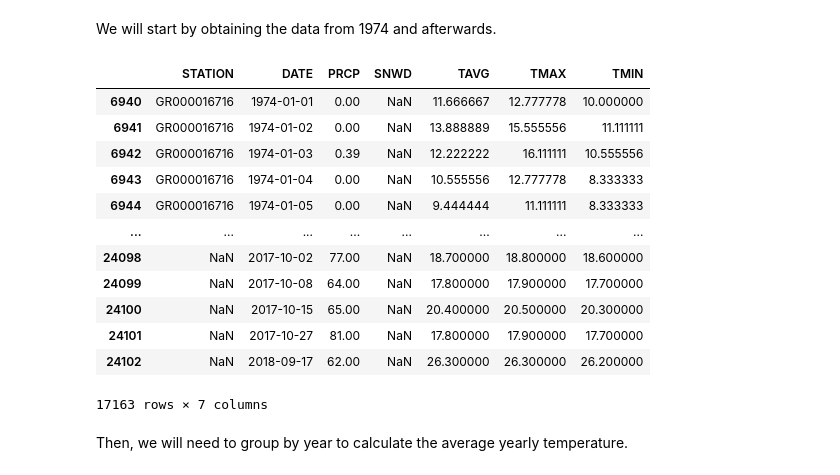
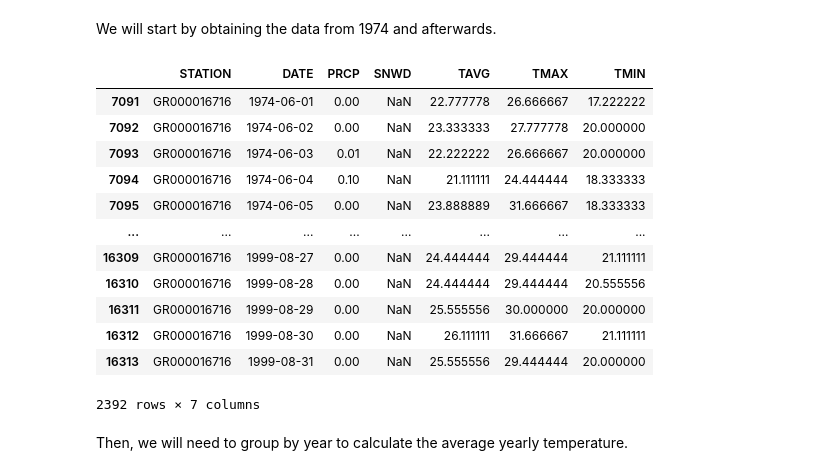
Before and after one commit to nataliaKat/Applied-ML-Assignments, a Jupyter notebook: assignment_01/assignment_01_Katsiapi_Natalia.ipynb, the cells around one changed output. Cells and saved outputs as stored; diff of their text form; code cells hidden in the pictures.

```diff
--- a/assignment_01/assignment_01_Katsiapi_Natalia.ipynb
+++ b/assignment_01/assignment_01_Katsiapi_Natalia.ipynb
@@ -138,7 +138,7 @@ data[data.TMAX.isna() | data.TMIN.isna()]
 # %% [markdown]
 There are still missing values, however for the time being they do not have an impact on our analysis. The same goes for percipitation. For the sake of completeness we will fill them with an average of values before 2010.
 # %%
-data.loc[before_2010, 'TMIN'] = data.loc[before_2010, 'TMIN'].fillna(value=data.loc[before_2010, 'TMIN'].mean())
-data.loc[before_2010, 'TMAX'] = data.loc[before_2010, 'TMAX'].fillna(value=data.loc[before_2010, 'TMAX'].mean())
-data.loc[before_2010, 'PRCP'] = data.loc[before_2010, 'PRCP'].fillna(value=data.loc[before_2010, 'PRCP'].mean())
-data[data.TMAX.isna() | data.TMIN.isna() | data.PRCP.isna()]
+# data.loc[before_2010, 'TMIN'] = data.loc[before_2010, 'TMIN'].fillna(value=data.loc[before_2010, 'TMIN'].mean())
+# data.loc[before_2010, 'TMAX'] = data.loc[before_2010, 'TMAX'].fillna(value=data.loc[before_2010, 'TMAX'].mean())
+# data.loc[before_2010, 'PRCP'] = data.loc[before_2010, 'PRCP'].fillna(value=data.loc[before_2010, 'PRCP'].mean())
+# data[data.TMAX.isna() | data.TMIN.isna() | data.PRCP.isna()]
@@ -304,0 +302,3 @@ We will drop the unnecessary columns and have some statistics to see if generall
+# %%
+data = data.sort_values(by="DATE")
+data
@@ -321,22 +335,22 @@ data.describe()
 # %% [markdown]
 We will start by obtaining the data from 1974 and afterwards.
 # %%
-recent_df = data.loc[data.DATE.dt.year >= 1974]
-recent_df
+summer_1974_1999 = data.loc[(data.DATE.dt.year >= 1974) & (data.DATE.dt.year <= 1999) & (data.DATE.dt.month).between(6,8)]
+summer_1974_1999
 # %% [output]
 |  | STATION | DATE | PRCP | SNWD | TAVG | TMAX | TMIN |
-| 6940 | GR000016716 | 1974-01-01 | 0.00 | NaN | 11.666667 | 12.777778 | 10.000000 |
-| 6941 | GR000016716 | 1974-01-02 | 0.00 | NaN | 13.888889 | 15.555556 | 11.111111 |
-| 6942 | GR000016716 | 1974-01-03 | 0.39 | NaN | 12.222222 | 16.111111 | 10.555556 |
-| 6943 | GR000016716 | 1974-01-04 | 0.00 | NaN | 10.555556 | 12.777778 | 8.333333 |
-| 6944 | GR000016716 | 1974-01-05 | 0.00 | NaN | 9.444444 | 11.111111 | 8.333333 |
+| 7091 | GR000016716 | 1974-06-01 | 0.00 | NaN | 22.777778 | 26.666667 | 17.222222 |
+| 7092 | GR000016716 | 1974-06-02 | 0.00 | NaN | 23.333333 | 27.777778 | 20.000000 |
+| 7093 | GR000016716 | 1974-06-03 | 0.01 | NaN | 22.222222 | 26.666667 | 20.000000 |
+| 7094 | GR000016716 | 1974-06-04 | 0.10 | NaN | 21.111111 | 24.444444 | 18.333333 |
+| 7095 | GR000016716 | 1974-06-05 | 0.00 | NaN | 23.888889 | 31.666667 | 18.333333 |
 | ... | ... | ... | ... | ... | ... | ... | ... |
-| 24098 | NaN | 2017-10-02 | 77.00 | NaN | 18.700000 | 18.800000 | 18.600000 |
-| 24099 | NaN | 2017-10-08 | 64.00 | NaN | 17.800000 | 17.900000 | 17.700000 |
-| 24100 | NaN | 2017-10-15 | 65.00 | NaN | 20.400000 | 20.500000 | 20.300000 |
-| 24101 | NaN | 2017-10-27 | 81.00 | NaN | 17.800000 | 17.900000 | 17.700000 |
-| 24102 | NaN | 2018-09-17 | 62.00 | NaN | 26.300000 | 26.300000 | 26.200000 |
+| 16309 | GR000016716 | 1999-08-27 | 0.00 | NaN | 24.444444 | 29.444444 | 21.111111 |
+| 16310 | GR000016716 | 1999-08-28 | 0.00 | NaN | 24.444444 | 29.444444 | 20.555556 |
+| 16311 | GR000016716 | 1999-08-29 | 0.00 | NaN | 25.555556 | 30.000000 | 20.000000 |
+| 16312 | GR000016716 | 1999-08-30 | 0.00 | NaN | 26.111111 | 31.666667 | 21.111111 |
+| 16313 | GR000016716 | 1999-08-31 | 0.00 | NaN | 25.555556 | 29.444444 | 20.000000 |
-17163 rows × 7 columns
+2392 rows × 7 columns
 # %% [markdown]
 Then, we will need to group by year to calculate the average yearly temperature.
 # %%
```
Also changed, not shown: parts of 21 cells of this notebook.
